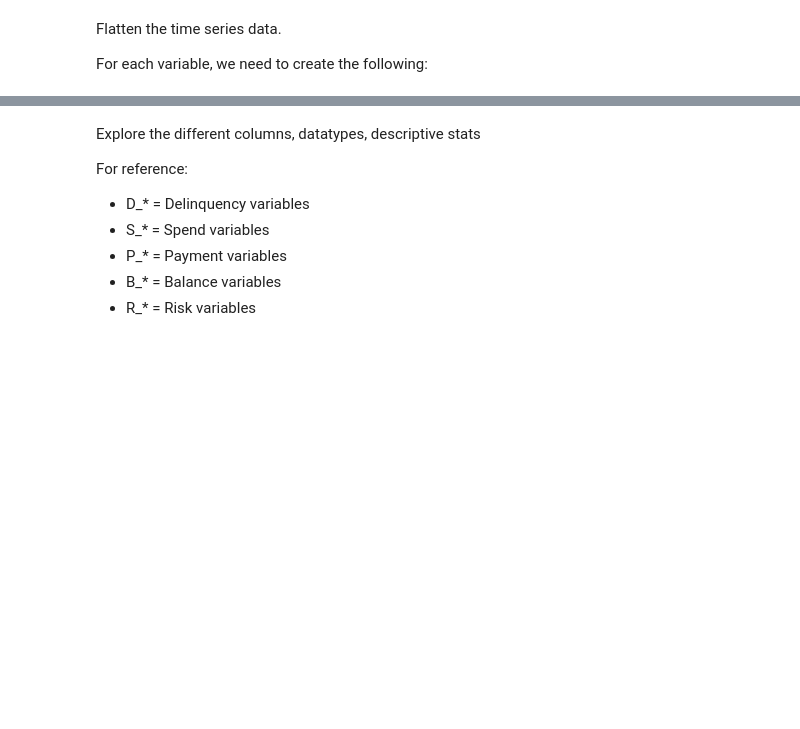
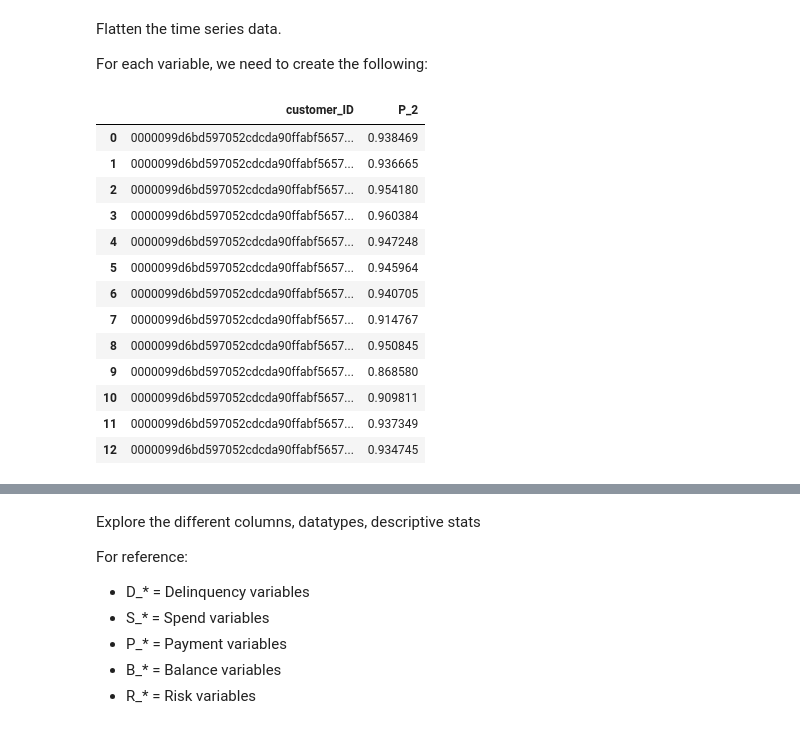
Before and after one commit to We-Need-More-RAM/amex_default_prediction, a Jupyter notebook: notebooks/maggie/wrangle.ipynb, the cells around one changed output, grey strips where cells are left out. Saved outputs shown, nothing was run; the diff lists cells and outputs as text; code cells hidden in the pictures; blank space fills up the shorter version.

```diff
--- a/notebooks/maggie/wrangle.ipynb
+++ b/notebooks/maggie/wrangle.ipynb
@@ -38,3 +41,23 @@ y_df.target.value_counts(normalize=True)
 Flatten the time series data.
 
 For each variable, we need to create the following:
+# %%
+X_df.reset_index(drop=True).set_index(['S_2'])
+
+sample = X_df[X_df.customer_ID == X_df.customer_ID[0]][['customer_ID','P_2']]
+sample
+# %% [output]
+|  | customer_ID | P_2 |
+| 0 | 0000099d6bd597052cdcda90ffabf5657... | 0.938469 |
+| 1 | 0000099d6bd597052cdcda90ffabf5657... | 0.936665 |
+| 2 | 0000099d6bd597052cdcda90ffabf5657... | 0.954180 |
+| 3 | 0000099d6bd597052cdcda90ffabf5657... | 0.960384 |
+| 4 | 0000099d6bd597052cdcda90ffabf5657... | 0.947248 |
+| 5 | 0000099d6bd597052cdcda90ffabf5657... | 0.945964 |
+| 6 | 0000099d6bd597052cdcda90ffabf5657... | 0.940705 |
+| 7 | 0000099d6bd597052cdcda90ffabf5657... | 0.914767 |
+| 8 | 0000099d6bd597052cdcda90ffabf5657... | 0.950845 |
+| 9 | 0000099d6bd597052cdcda90ffabf5657... | 0.868580 |
+| 10 | 0000099d6bd597052cdcda90ffabf5657... | 0.909811 |
+| 11 | 0000099d6bd597052cdcda90ffabf5657... | 0.937349 |
+| 12 | 0000099d6bd597052cdcda90ffabf5657... | 0.934745 |
```
Also changed, not shown: parts of 11 cells of this notebook.
